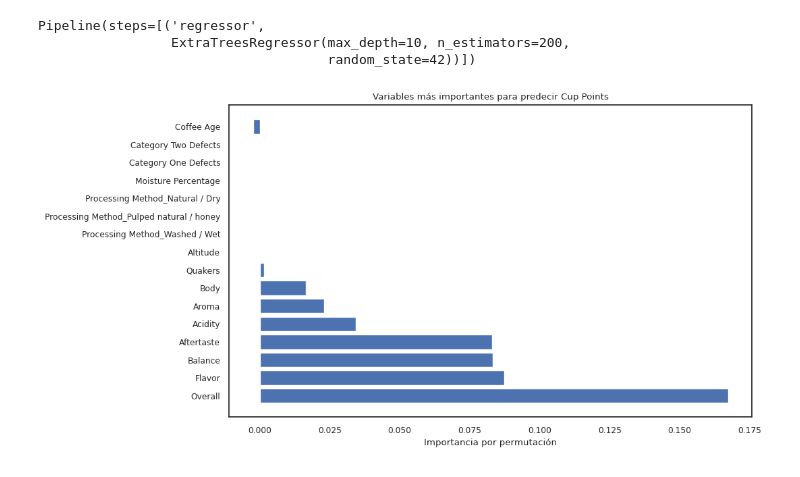
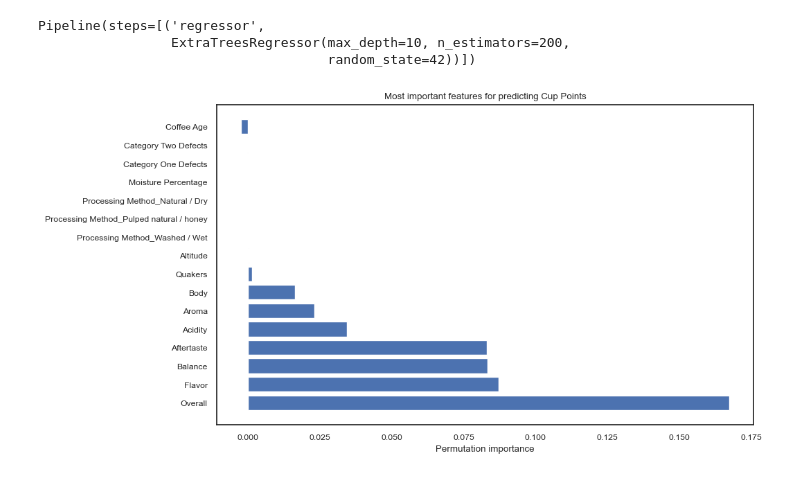
Before and after one commit to RottenReality/Coffee-Quality-Predictor, a Jupyter notebook: EDA_Coffe.ipynb, the cells around one changed output. Saved outputs shown, nothing was run; the diff lists cells and outputs as text; code cells hidden in the pictures.

```diff
--- a/EDA_Coffe.ipynb
+++ b/EDA_Coffe.ipynb
@@ -588,18 +566,18 @@ Pipeline(steps=[('regressor',
 # %%
 from sklearn.inspection import permutation_importance
 
-# Modelo ya entrenado (ej.: RandomForest o Lasso)
+# Permutation importance for the tuned Extra Trees model
 result = permutation_importance(et, X_test, y_test, n_repeats=10, random_state=42)
 
-# Ordenar importancias
+# Sort importances
 sorted_idx = result.importances_mean.argsort()[::-1]
 
-# Gráfico
+# Plot
 plt.figure(figsize=(10, 6))
 plt.barh(X.columns[sorted_idx], result.importances_mean[sorted_idx])
-plt.xlabel("Importancia por permutación")
-plt.title("Variables más importantes para predecir Cup Points")
+plt.xlabel("Permutation importance")
+plt.title("Most important features for predicting Cup Points")
 plt.show()
 # %% [output]
-[figure, old version]
+[figure, new version]
 # %%
```
Also changed, not shown: parts of 53 cells of this notebook, 1 other file.
